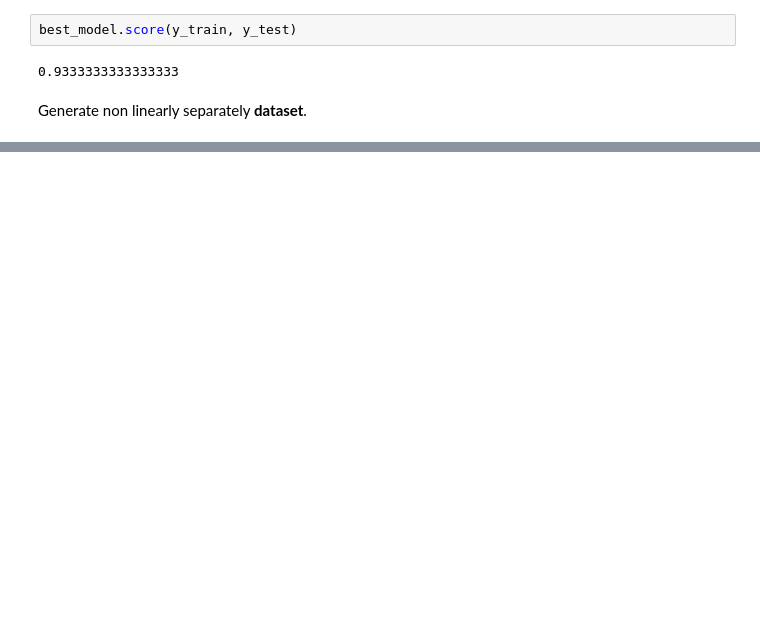
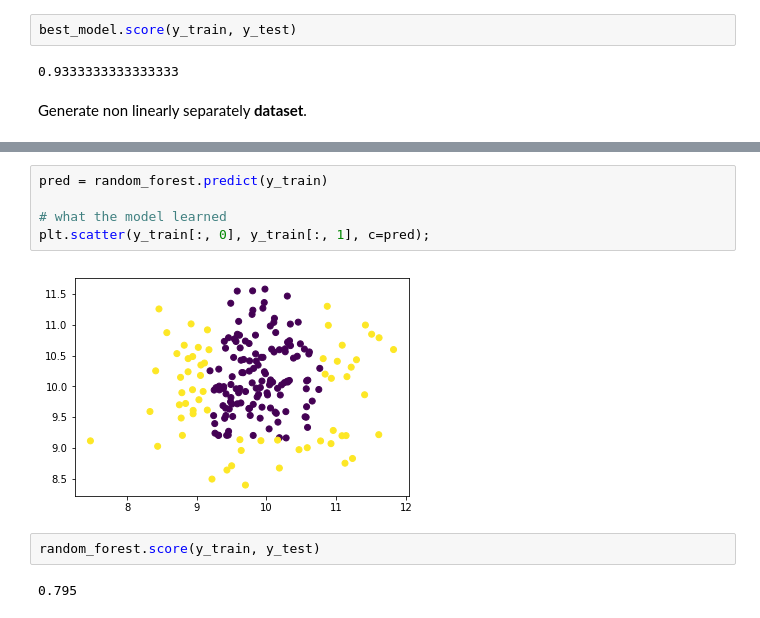
Before and after one commit to tigranfah/machine_learning, a Jupyter notebook: round2/homework/homework1/hw1_tigran_fahradyan.ipynb, the cells around one changed output, grey strips where cells are left out. Drawn from its saved outputs; the diff is of its cells as text; blank space fills up the shorter version.

```diff
--- a/round2/homework/homework1/hw1_tigran_fahradyan.ipynb
+++ b/round2/homework/homework1/hw1_tigran_fahradyan.ipynb
@@ -127,0 +149,11 @@ tree.score(y_train, y_test)
+# %%
+pred = random_forest.predict(y_train)
+
+# what the model learned
+plt.scatter(y_train[:, 0], y_train[:, 1], c=pred);
+# %% [output]
+[figure, added]
+# %%
+random_forest.score(y_train, y_test)
+# %% [output]
+0.795
```
Also changed, not shown: parts of 20 cells of this notebook, 2 other files.
